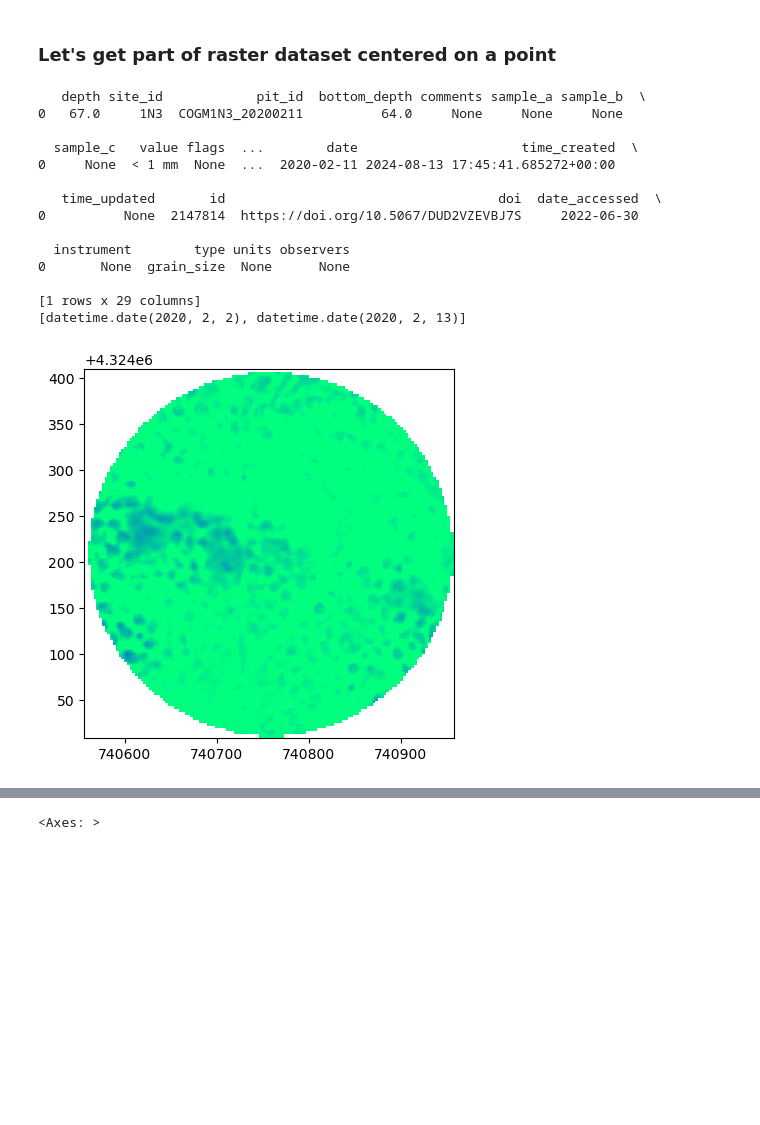
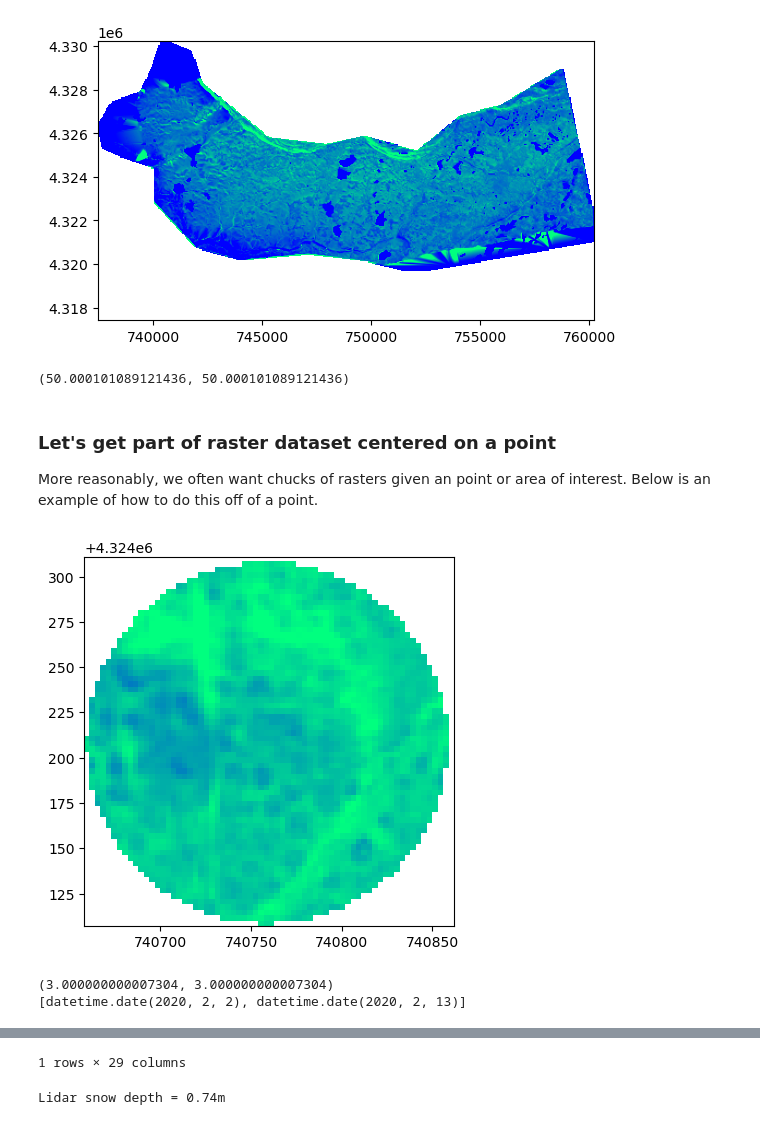
Before and after one commit to snowex-hackweek/website-2024, a Jupyter notebook: book/tutorials/snowex_database/5_plot_raster_example.ipynb, the cells around one changed output, grey strips where cells are left out. Drawn from its saved outputs; the diff is of its cells as text; code cells hidden in the pictures; blank space fills up the shorter version.

```diff
--- a/book/tutorials/snowex_database/5_plot_raster_example.ipynb
+++ b/book/tutorials/snowex_database/5_plot_raster_example.ipynb
@@ -3,37 +11,55 @@
+# %%
+# import in the raster measurments class
+from snowexsql.api import RasterMeasurements
+from datetime import datetime
+
+# Pick a date
+dt = datetime(2020, 2, 13)
+
+# Query db filtering to swe on a certain date surveyed by ASO
+ds = RasterMeasurements.from_filter(observers='ASO Inc.', date=dt, type='swe')
+
+# Plot it up!
+show(ds[0], vmin=0.1, vmax=0.4, cmap='winter')
+
+# Note the resolution!
+ds[0].res
+# %% [output]
+[figure, added]
+(50.000101089121436, 50.000101089121436)
 # %% [markdown]
+
 ### Let's get part of raster dataset centered on a point
+
+More reasonably, we often want chucks of rasters given an point or area of interest. Below is an example of how to do this off of a point.
 # %%
+# Import in the Raster and Layer measurement classes
 from snowexsql.api import RasterMeasurements, LayerMeasurements
 from datetime import date
 from rasterio.plot import show
-from rasterio.plot import show
-
 
 # Pick a site ID
 site_id = '1N3'
 df_site = LayerMeasurements.from_filter(site_id=site_id, limit=1)
-print(df_site)
 
-# Pick a date
+# Grab available dates
 dates = RasterMeasurements.from_unique_entries(["date"], observers='ASO Inc.', type='depth')
+
+# Subset a raster on our buffered point!
+ds = RasterMeasurements.from_area(pt=df_site.geometry[0], buffer=100, observers='ASO Inc.', type='depth', date=dates[0])
+
+# Plot it up!
+show(ds, vmin=0, vmax=1, cmap='winter')
+
+# Note the resolution
+print(ds.res)
+
+# Show the site df and available dates.
 print(dates)
 
-# Subset a raster on our buffered point!
-ds = RasterMeasurements.from_area(pt=df_site.geometry[0], buffer=200, observers='ASO Inc.', type='depth', date=dates[0])
-show(ds, vmin=0, vmax=0.8, cmap='winter')
+# Show off the location dataframe
+df_site
 # %% [output]
+[figure, new version]
-   depth site_id            pit_id  bottom_depth comments sample_a sample_b  \
-0   67.0     1N3  COGM1N3_20200211          64.0     None     None     None
-
-  sample_c   value flags  ...        date                     time_created  \
-0     None  < 1 mm  None  ...  2020-02-11 2024-08-13 17:45:41.685272+00:00
-
-   time_updated       id                                   doi  date_accessed  \
-0          None  2147814  https://doi.org/10.5067/DUD2VZEVBJ7S     2022-06-30
-
-  instrument        type units observers
-0       None  grain_size  None      None
-
-[1 rows x 29 columns]
+(3.000000000007304, 3.000000000007304)
 [datetime.date(2020, 2, 2), datetime.date(2020, 2, 13)]
-[figure, old version]
@@ -40,4 +68,17 @@ show(ds, vmin=0, vmax=0.8, cmap='winter')
-<Axes: >
+1 rows × 29 columns
+# %%
+# Demo a useful function from rasterio!
+
+# grab the xy as a tuple e.g. (x,y)
+xy = (df_site.geometry[0].x,  df_site.geometry[0].y)
+
+# Use the rasterio sample function and the grab the sample
+sd = [s[0] for s in ds.sample([xy])][0]
+
+# Print it out nice and neat!
+print(f"Lidar snow depth = {sd:0.2f}m")
+# %% [output]
+Lidar snow depth = 0.74m
 # %%
 from snowexsql.api import RasterMeasurements, LayerMeasurements
 from shapely.geometry import Polygon
```
Also changed, not shown: parts of 5 cells of this notebook, 4 other files.
